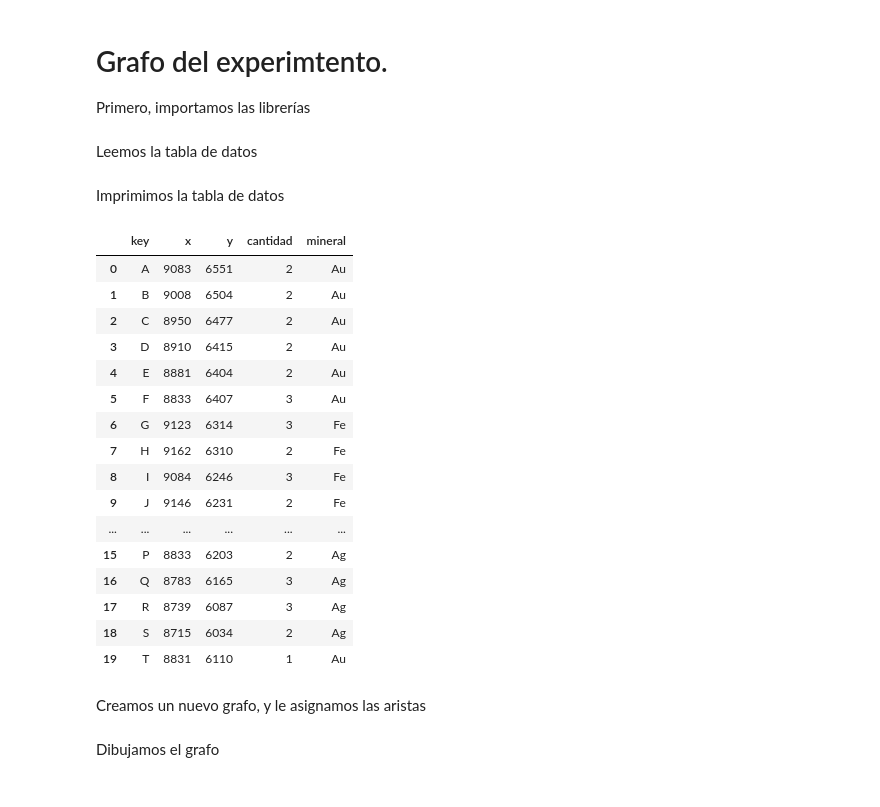
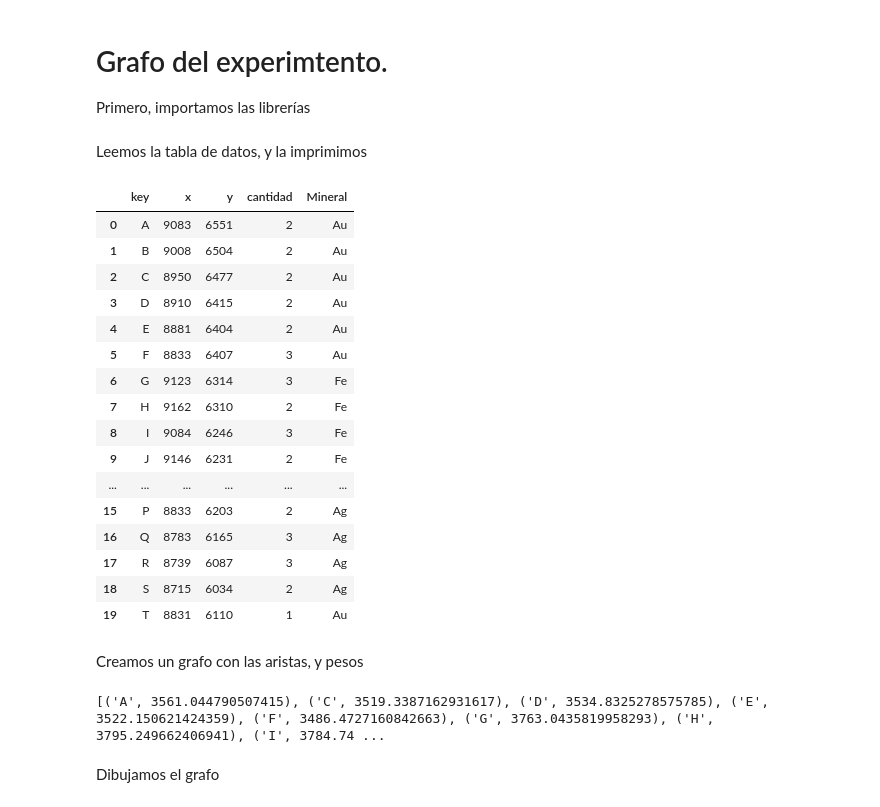
Before and after one commit to jorge1b3/Grafos, a Jupyter notebook: Principal.ipynb, the cells around one changed output. Drawn from its saved outputs; the diff is of its cells as text; code cells hidden in the pictures.

```diff
--- a/Principal.ipynb
+++ b/Principal.ipynb
@@ -11,43 +11,29 @@ import matplotlib as mpl
 from mpl_toolkits.axes_grid1 import make_axes_locatable
 # %% [markdown]
-Leemos la tabla de datos
+Leemos la tabla de datos, y la imprimimos
 # %%
 # Use pandas to read the data from the csv file.
 df = pd.read_csv('nodos.csv')
-
 # Create a dictionary with the data from the csv file.
-data = {'key': df['key'],'x': df['x'], 'y': df['y'],'cantidad':df['cantidad'],'mineral':df['Mineral']}
-
-# Create a dataframe from the dictionary.
-df = pd.DataFrame(data)
-
-# Create a list of the x and y coordinates.
-x = df['x'].tolist()
-y = df['y'].tolist()
-keys = df['key'].tolist()
-cantidad = df['cantidad'].tolist()
-mineral = df['mineral'].tolist()
+data = {'key': df['key'], 'x': df['x'], 'y': df['y'], 'cantidad': df['cantidad'], 'mineral': df['Mineral']}
+df
+# %% [output]
+|  | key | x | y | cantidad | Mineral |
+| 0 | A | 9083 | 6551 | 2 | Au |
+| 1 | B | 9008 | 6504 | 2 | Au |
+| 2 | C | 8950 | 6477 | 2 | Au |
+| 3 | D | 8910 | 6415 | 2 | Au |
+| 4 | E | 8881 | 6404 | 2 | Au |
+| 5 | F | 8833 | 6407 | 3 | Au |
+| 6 | G | 9123 | 6314 | 3 | Fe |
+| 7 | H | 9162 | 6310 | 2 | Fe |
+| 8 | I | 9084 | 6246 | 3 | Fe |
+| 9 | J | 9146 | 6231 | 2 | Fe |
+| ... | ... | ... | ... | ... | ... |
+| 15 | P | 8833 | 6203 | 2 | Ag |
+| 16 | Q | 8783 | 6165 | 3 | Ag |
+| 17 | R | 8739 | 6087 | 3 | Ag |
+| 18 | S | 8715 | 6034 | 2 | Ag |
+| 19 | T | 8831 | 6110 | 1 | Au |
-# %% [markdown]
-Imprimimos la tabla de datos
-# %%
-df
-# %% [output]
-|  | key | x | y | cantidad | mineral |
-| 0 | A | 9083 | 6551 | 2 | Au |
-| 1 | B | 9008 | 6504 | 2 | Au |
-| 2 | C | 8950 | 6477 | 2 | Au |
-| 3 | D | 8910 | 6415 | 2 | Au |
-| 4 | E | 8881 | 6404 | 2 | Au |
-| 5 | F | 8833 | 6407 | 3 | Au |
-| 6 | G | 9123 | 6314 | 3 | Fe |
-| 7 | H | 9162 | 6310 | 2 | Fe |
-| 8 | I | 9084 | 6246 | 3 | Fe |
-| 9 | J | 9146 | 6231 | 2 | Fe |
-| ... | ... | ... | ... | ... | ... |
-| 15 | P | 8833 | 6203 | 2 | Ag |
-| 16 | Q | 8783 | 6165 | 3 | Ag |
-| 17 | R | 8739 | 6087 | 3 | Ag |
-| 18 | S | 8715 | 6034 | 2 | Ag |
-| 19 | T | 8831 | 6110 | 1 | Au |
 # %% [markdown]
-Creamos un nuevo grafo, y le asignamos las aristas
+Creamos un grafo con las aristas, y pesos
@@ -62,3 +40,16 @@ nodes = {letters[i]: (x[i], y[i]) for i in range(len(x))}
+# %%
+G = nx.path_graph(0)
+distance = lambda a, b, c, d: math.sqrt((a - b) ** 2 + (c - d) ** 2)
+edges = {(i, j, distance(a, b, c, d))
+         for i, a, b in zip(data['key'], data['x'], data['y'])
+         for j, c, d in zip(data['key'], data['x'], data['y']) if i != j}
+G.add_weighted_edges_from(edges)
+nodes = {i: (j, k)
+         for i, j, k in zip(data['key'], data['x'], data['y'])}
+edges2 = {i: sorted([(j, k) for l, j, k in edges if i == l]) for i in data['key']}
+print(edges2['B'])
+# %% [output]
+[('A', 3561.044790507415), ('C', 3519.3387162931617), ('D', 3534.8325278575785), ('E', 3522.150621424359), ('F', 3486.4727160842663), ('G', 3763.0435819958293), ('H', 3795.249662406941), ('I', 3784.74 ...
 # %% [markdown]
 Dibujamos el grafo
 # %%
```
Also changed, not shown: parts of 7 cells of this notebook, 1 other file.
